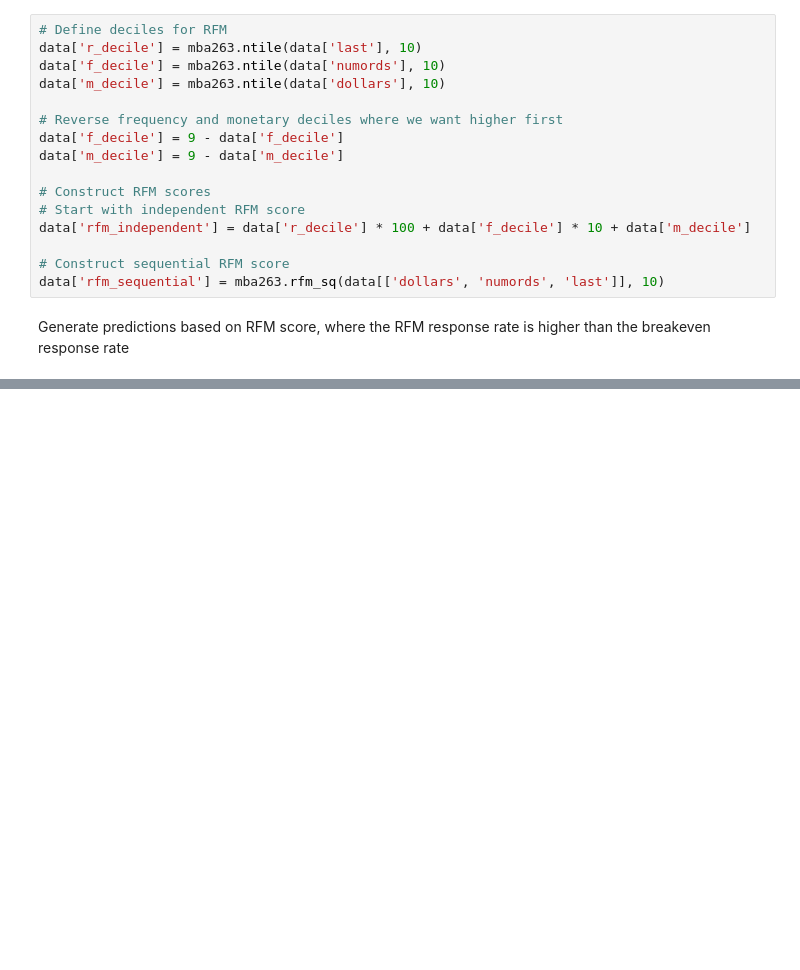
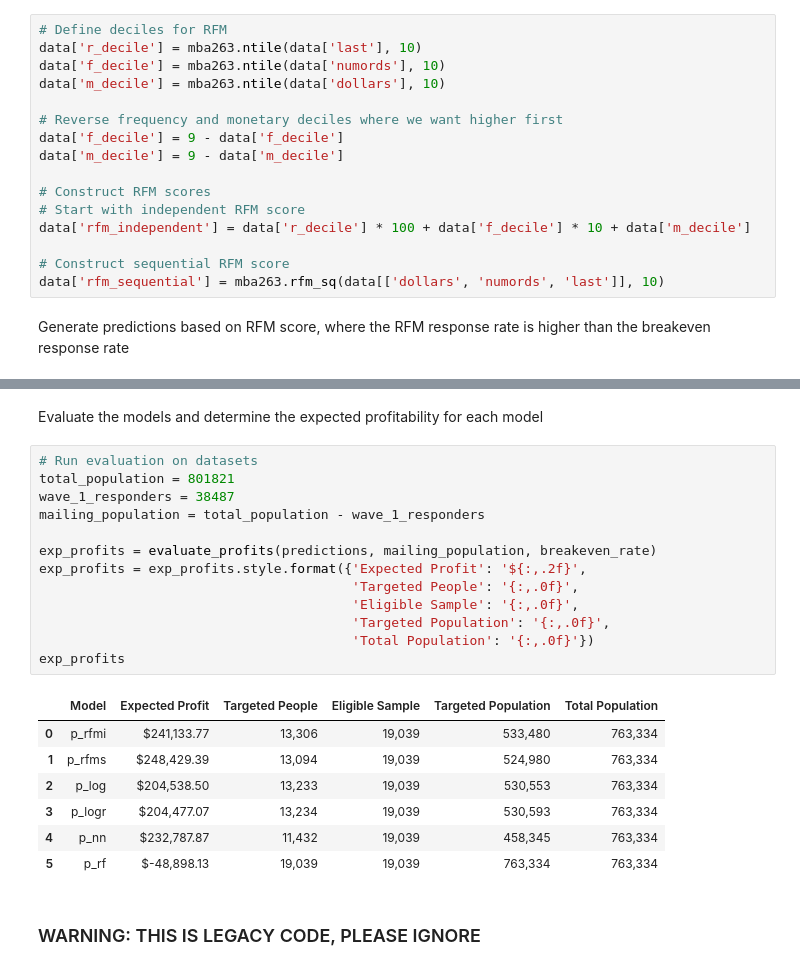
Before and after one commit to adeng/mba263-projects, a Jupyter notebook: Intuit Group Assignment.ipynb, the cells around one changed output, grey strips where cells are left out. Cells and saved outputs as stored; diff of their text form; blank space fills up the shorter version.

```diff
--- a/Intuit Group Assignment.ipynb
+++ b/Intuit Group Assignment.ipynb
@@ -221,3 +292,28 @@ plt.plot([0,30],[0,1],'b')
+# %% [markdown]
+Evaluate the models and determine the expected profitability for each model
+# %%
+# Run evaluation on datasets
+total_population = 801821
+wave_1_responders = 38487
+mailing_population = total_population - wave_1_responders
+
+exp_profits = evaluate_profits(predictions, mailing_population, breakeven_rate)
+exp_profits = exp_profits.style.format({'Expected Profit': '${:,.2f}',
+                                        'Targeted People': '{:,.0f}',
+                                        'Eligible Sample': '{:,.0f}',
+                                        'Targeted Population': '{:,.0f}',
+                                        'Total Population': '{:,.0f}'})
+exp_profits
+# %% [output]
+|  | Model | Expected Profit | Targeted People | Eligible Sample | Targeted Population | Total Population |
+| 0 | p_rfmi | $241,133.77 | 13,306 | 19,039 | 533,480 | 763,334 |
+| 1 | p_rfms | $248,429.39 | 13,094 | 19,039 | 524,980 | 763,334 |
+| 2 | p_log | $204,538.50 | 13,233 | 19,039 | 530,553 | 763,334 |
+| 3 | p_logr | $204,477.07 | 13,234 | 19,039 | 530,593 | 763,334 |
+| 4 | p_nn | $232,787.87 | 11,432 | 19,039 | 458,345 | 763,334 |
+| 5 | p_rf | $-48,898.13 | 19,039 | 19,039 | 763,334 | 763,334 |
+# %% [markdown]
+### WARNING: THIS IS LEGACY CODE, PLEASE IGNORE
 # %%
 # Predicted response rate is half the first response rate
 data['p_res2']=data['res1']/2
```
Also changed, not shown: parts of 19 cells of this notebook.
